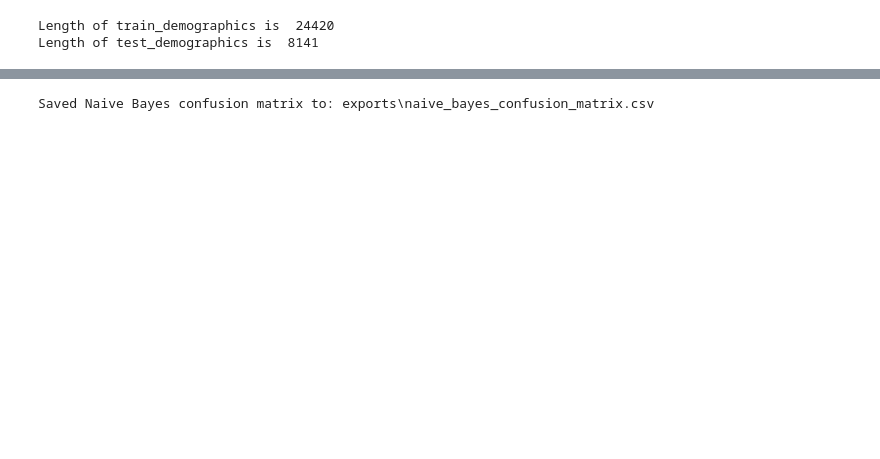
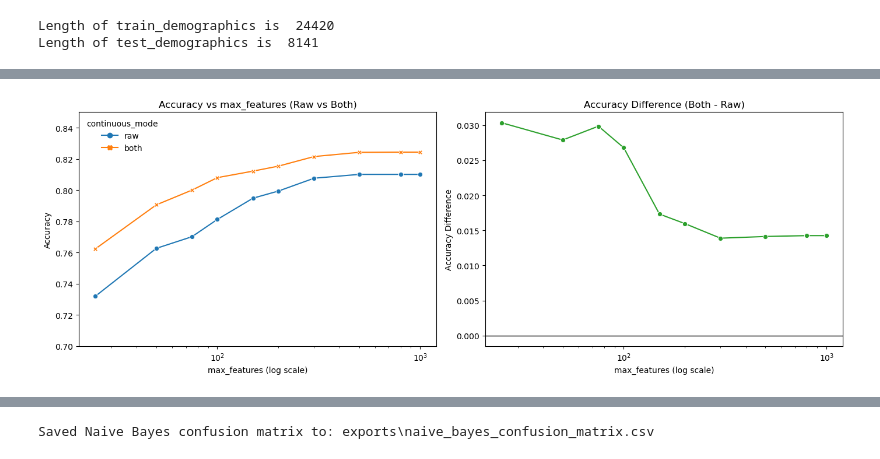
Before and after one commit to Hlpred2/MATH_3180_Project_1, a Jupyter notebook: Naive_Bayes.ipynb, the cells around one changed output, grey strips where cells are left out. Saved outputs shown, nothing was run; the diff lists cells and outputs as text; code cells hidden in the pictures; blank space fills up the shorter version.

```diff
--- a/Naive_Bayes.ipynb
+++ b/Naive_Bayes.ipynb
@@ -66,3 +66,90 @@ print('Length of test_demographics is ',len(test_demographics))
 # %% [output]
 Length of train_demographics is  24420
 Length of test_demographics is  8141
+# %%
+# Compare Naive Bayes accuracy for raw vs both continuous features across max_features.
+import pandas as pd
+import matplotlib.pyplot as plt
+import seaborn as sns
+from sklearn.feature_extraction.text import CountVectorizer
+from sklearn.naive_bayes import BernoulliNB
+from sklearn.model_selection import train_test_split
+from sklearn.metrics import accuracy_score
+
+feature_grid = [25, 50, 75, 100, 150, 200, 300, 500, 800, 1000]
+modes = ["raw", "both"]
+results = []
+
+for mode in modes:
+    mode_config = AdultPreprocessConfig(
+        data_path="census+income/adult.data",
+        continuous_mode=mode,
+    )
+    mode_preprocessor = AdultIncomePreprocessor(mode_config)
+    mode_demographics, mode_income = mode_preprocessor.load()
+
+    X_train_mode, X_test_mode, y_train_mode, y_test_mode = train_test_split(
+        mode_demographics,
+        mode_income,
+        random_state=11
+    )
+
+    for max_feat in feature_grid:
+        vec = CountVectorizer(max_features=max_feat, binary=True, stop_words="english")
+        X_train_loop = vec.fit_transform(X_train_mode)
+        X_test_loop = vec.transform(X_test_mode)
+
+        model = BernoulliNB()
+        model.fit(X_train_loop, y_train_mode)
+        y_pred_loop = model.predict(X_test_loop)
+
+        results.append({
+            "max_features": max_feat,
+            "mode": mode,
+            "accuracy": accuracy_score(y_test_mode, y_pred_loop)
+        })
+
+perf_df = pd.DataFrame(results)
+display(perf_df.pivot(index="max_features", columns="mode", values="accuracy").reset_index())
+
+# Compute and display the accuracy difference: both - raw.
+diff_df = perf_df.pivot(index="max_features", columns="mode", values="accuracy").reset_index()
+diff_df["accuracy_diff_both_minus_raw"] = diff_df["both"] - diff_df["raw"]
+display(diff_df[["max_features", "accuracy_diff_both_minus_raw"]])
+
+fig, axes = plt.subplots(1, 2, figsize=(14, 5))
+
+sns.lineplot(
+    data=perf_df,
+    x="max_features",
+    y="accuracy",
+    hue="mode",
+    style="mode",
+    markers=True,
+    dashes=False,
+    ax=axes[0]
+    )
+axes[0].set_xscale("log")
+axes[0].set_ylim(0.7, 0.85)
+axes[0].set_title("Accuracy vs max_features (Raw vs Both)")
+axes[0].set_xlabel("max_features (log scale)")
+axes[0].set_ylabel("Accuracy")
+axes[0].legend(title="continuous_mode", frameon=False)
+
+sns.lineplot(
+    data=diff_df,
+    x="max_features",
+    y="accuracy_diff_both_minus_raw",
+    marker="o",
+    color="#2ca02c",
+    ax=axes[1]
+    )
+axes[1].axhline(0, color="black", linewidth=1)
+axes[1].set_xscale("log")
+axes[1].set_title("Accuracy Difference (Both - Raw)")
+axes[1].set_xlabel("max_features (log scale)")
+axes[1].set_ylabel("Accuracy Difference")
+
+plt.tight_layout()
+plt.show()
+# %% [output]
@@ -69 +178,2 @@ Length of test_demographics is  8141
+[figure, added]
 # %%
```
Also changed, not shown: parts of 8 cells of this notebook, 6 other files.
